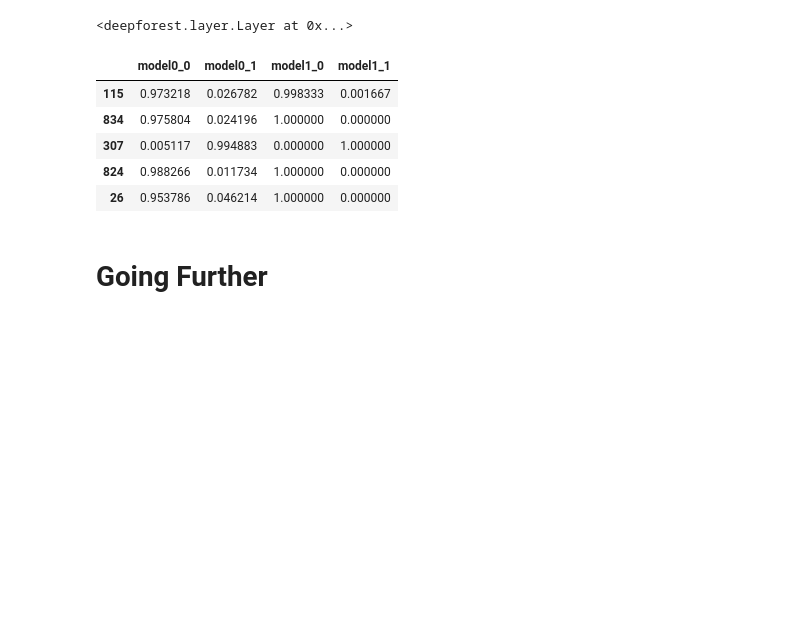
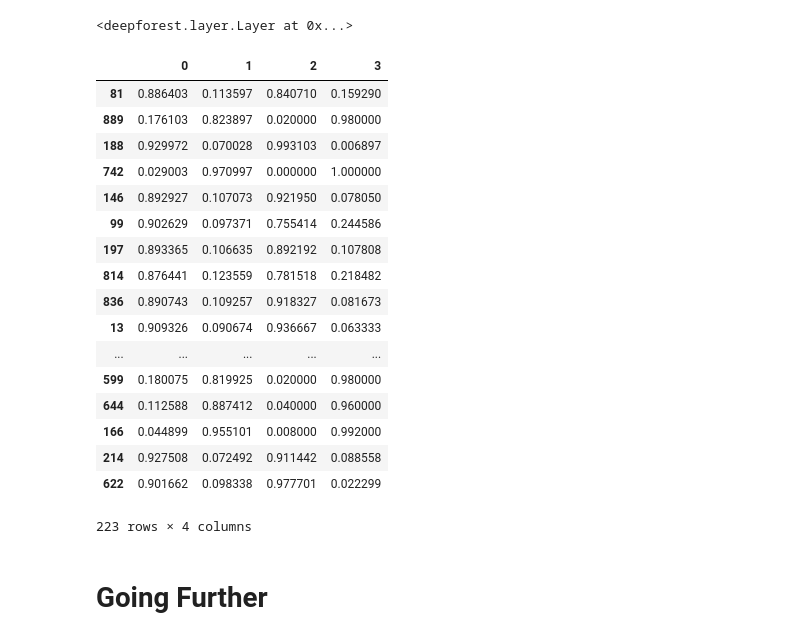
Before and after one commit to nitlev/deepforest, a Jupyter notebook: notebooks/deepforest.ipynb, the cells around one changed output. Drawn from its saved outputs; the diff is of its cells as text; code cells hidden in the pictures; blank space fills up the shorter version.

```diff
--- a/notebooks/deepforest.ipynb
+++ b/notebooks/deepforest.ipynb
@@ -112,15 +112,27 @@ hidden_layer = Layer(input_layer,
 hidden_layer.fit(X_train, y_train)
 # %% [output]
 <deepforest.layer.Layer at 0x...>
-# %%
-hidden_layer.predict(X_test).head()
-# %% [output]
-|  | model0_0 | model0_1 | model1_0 | model1_1 |
-| 115 | 0.973218 | 0.026782 | 0.998333 | 0.001667 |
-| 834 | 0.975804 | 0.024196 | 1.000000 | 0.000000 |
-| 307 | 0.005117 | 0.994883 | 0.000000 | 1.000000 |
-| 824 | 0.988266 | 0.011734 | 1.000000 | 0.000000 |
-| 26 | 0.953786 | 0.046214 | 1.000000 | 0.000000 |
+# %%
+pd.DataFrame(hidden_layer.predict(X_test), index=X_test.index)
+# %% [output]
+|  | 0 | 1 | 2 | 3 |
+| 81 | 0.886403 | 0.113597 | 0.840710 | 0.159290 |
+| 889 | 0.176103 | 0.823897 | 0.020000 | 0.980000 |
+| 188 | 0.929972 | 0.070028 | 0.993103 | 0.006897 |
+| 742 | 0.029003 | 0.970997 | 0.000000 | 1.000000 |
+| 146 | 0.892927 | 0.107073 | 0.921950 | 0.078050 |
+| 99 | 0.902629 | 0.097371 | 0.755414 | 0.244586 |
+| 197 | 0.893365 | 0.106635 | 0.892192 | 0.107808 |
+| 814 | 0.876441 | 0.123559 | 0.781518 | 0.218482 |
+| 836 | 0.890743 | 0.109257 | 0.918327 | 0.081673 |
+| 13 | 0.909326 | 0.090674 | 0.936667 | 0.063333 |
+| ... | ... | ... | ... | ... |
+| 599 | 0.180075 | 0.819925 | 0.020000 | 0.980000 |
+| 644 | 0.112588 | 0.887412 | 0.040000 | 0.960000 |
+| 166 | 0.044899 | 0.955101 | 0.008000 | 0.992000 |
+| 214 | 0.927508 | 0.072492 | 0.911442 | 0.088558 |
+| 622 | 0.901662 | 0.098338 | 0.977701 | 0.022299 |
+223 rows × 4 columns
 # %% [markdown]
 # Going Further
 # %%
```
Also changed, not shown: parts of 4 cells of this notebook, 7 other files.
